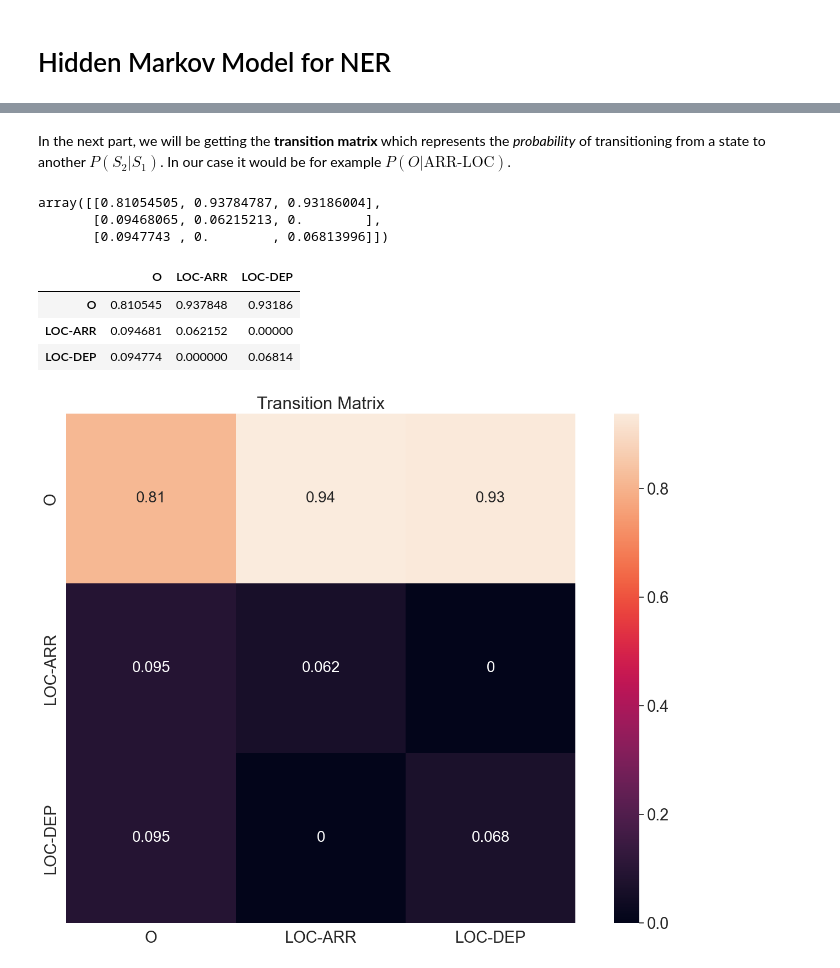
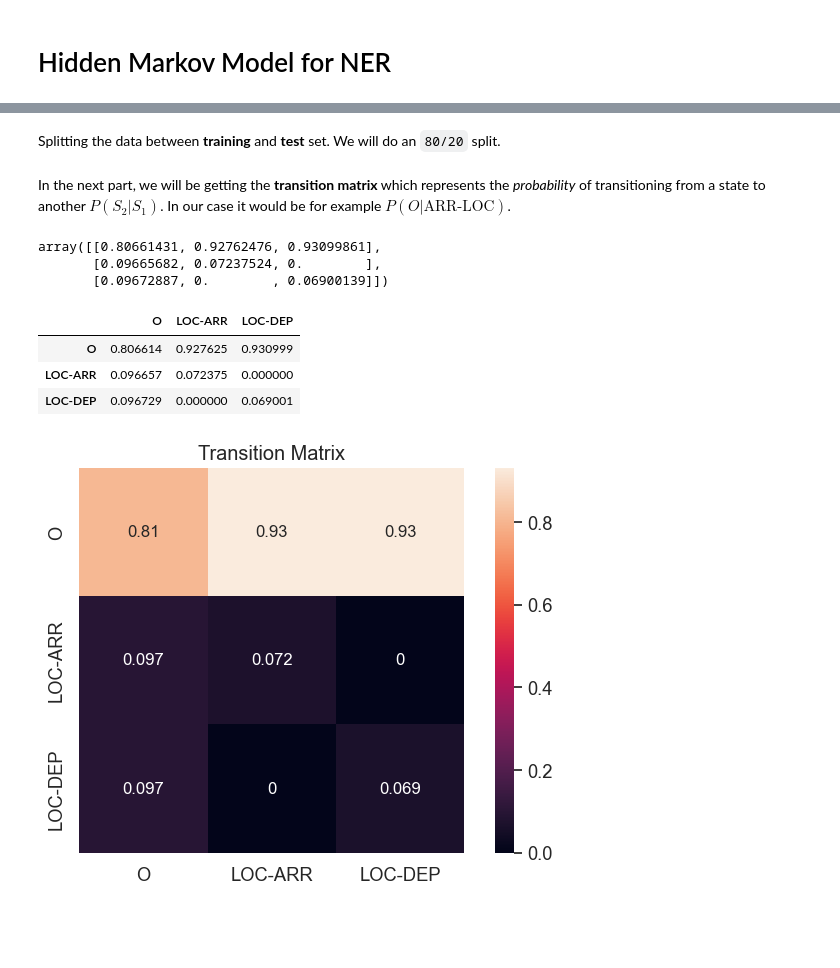
Before and after one commit to lucas066001/TravelOrderResolver, a Jupyter notebook: hmm_ner.ipynb, the cells around one changed output, grey strips where cells are left out. Drawn from its saved outputs; the diff is of its cells as text; code cells hidden in the pictures; blank space fills up the shorter version.

```diff
--- a/hmm_ner.ipynb
+++ b/hmm_ner.ipynb
@@ -3,7 +3,7 @@
 # %%
 from app.travel_resolver.libs.nlp.data_processing import from_bio_file_to_examples
 
-BIO_FILE = "data/bio/fr.bio/1k_samples.bio"
+BIO_FILE = "data/bio/fr.bio/fr.sentences.bio"
 
 sentences, labels, vocab, unique_labels = from_bio_file_to_examples(
     BIO_FILE, process_sentence=True
@@ -15,8 +15,14 @@ sentences, labels, vocab, unique_labels = from_bio_file_to_examples(
+# %% [markdown]
+Splitting the data between **training** and **test** set. We will do an `80/20` split.
+# %%
+from sklearn.model_selection import train_test_split
+
+train_sentences, test_sentences, y_train, y_test = train_test_split(sentences, labels, test_size=0.2)
 # %%
 def t2_given_t1(
     t2: str | int,
     t1: str | int,
-    train_bag=labels,
+    train_bag=y_train,
     unique_labels_mapping: dict = unique_labels,
 ):
     """
@@ -57,9 +63,9 @@ for t1 in range(n_tags):
 
 trans_matrix
 # %% [output]
-array([[0.81054505, 0.93784787, 0.93186004],
-       [0.09468065, 0.06215213, 0.        ],
-       [0.0947743 , 0.        , 0.06813996]])
+array([[0.80661431, 0.92762476, 0.93099861],
+       [0.09665682, 0.07237524, 0.        ],
+       [0.09672887, 0.        , 0.06900139]])
 # %%
 import pandas as pd
 
@@ -68,22 +74,24 @@ trans_matrix_df = pd.DataFrame(trans_matrix, columns=tags, index=tags)
 trans_matrix_df
 # %% [output]
 |  | O | LOC-ARR | LOC-DEP |
-| O | 0.810545 | 0.937848 | 0.93186 |
-| LOC-ARR | 0.094681 | 0.062152 | 0.00000 |
-| LOC-DEP | 0.094774 | 0.000000 | 0.06814 |
+| O | 0.806614 | 0.927625 | 0.930999 |
+| LOC-ARR | 0.096657 | 0.072375 | 0.000000 |
+| LOC-DEP | 0.096729 | 0.000000 | 0.069001 |
 # %%
+%matplotlib inline
+
 import matplotlib.pyplot as plt
 import seaborn as sns
 
-plt.figure(figsize=(18, 12))
+plt.figure(figsize=(8, 5))
 
-sns.set(font_scale=1.9)
+sns.set(font_scale=1.2)
 
-sns.heatmap(trans_matrix_df, annot=True, square=True, annot_kws={"fontsize": 20})
+sns.heatmap(trans_matrix_df, annot=True, square=True, annot_kws={"fontsize": 12})
 
 plt.title("Transition Matrix")
 
 plt.show()
 # %% [output]
-[figure, old version]
+[figure, new version]
 # %%
```
Also changed, not shown: parts of 10 cells of this notebook, 2 other files.
